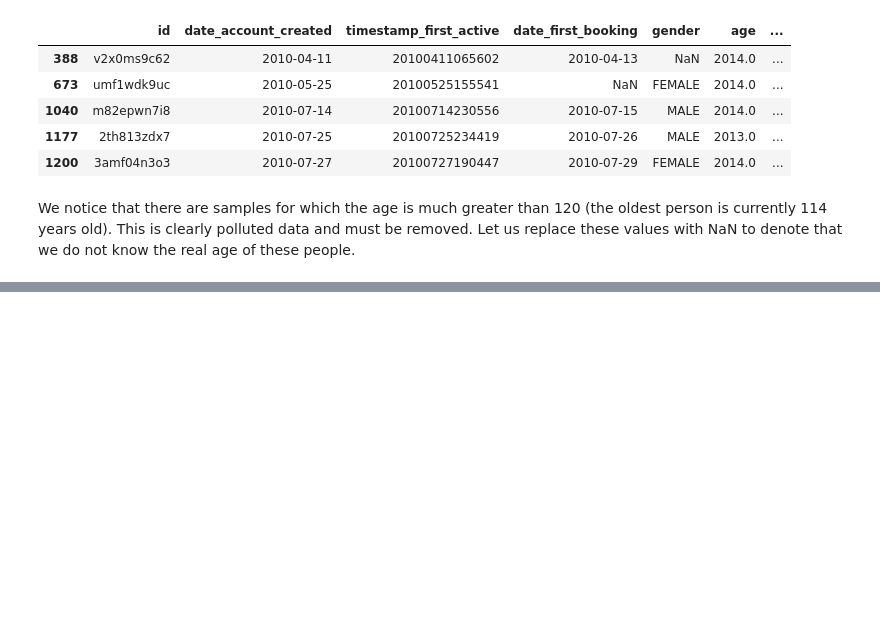
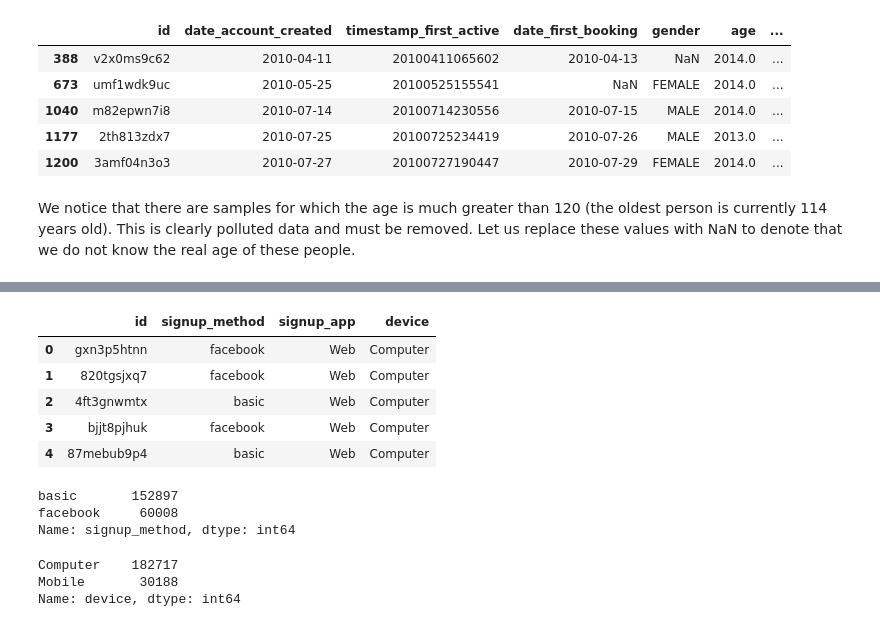
Before and after one commit to rounakbanik/airbnb, a Jupyter notebook: airbnb.ipynb, the cells around one changed output, grey strips where cells are left out. Cells and saved outputs as stored; diff of their text form; code cells hidden in the pictures; blank space fills up the shorter version.

```diff
--- a/airbnb.ipynb
+++ b/airbnb.ipynb
@@ -305,0 +388,23 @@ df_train['age'] = df_train['age'].apply(lambda x: np.nan if x > 120 else x)
+# %%
+df_signup = df_train[(df_train['signup_method'] != 'google')][['id', 'signup_method', 'signup_app']]
+df_signup['device'] = df_signup['signup_app'].apply(lambda x: 'Computer' if x == 'Web' else 'Mobile')
+df_signup.head()
+# %% [output]
+|  | id | signup_method | signup_app | device |
+| 0 | gxn3p5htnn | facebook | Web | Computer |
+| 1 | 820tgsjxq7 | facebook | Web | Computer |
+| 2 | 4ft3gnwmtx | basic | Web | Computer |
+| 3 | bjjt8pjhuk | facebook | Web | Computer |
+| 4 | 87mebub9p4 | basic | Web | Computer |
+# %%
+df_signup['signup_method'].value_counts()
+# %% [output]
+basic       152897
+facebook     60008
+Name: signup_method, dtype: int64
+# %%
+df_signup['device'].value_counts()
+# %% [output]
+Computer    182717
+Mobile       30188
+Name: device, dtype: int64
```
Also changed, not shown: parts of 28 cells of this notebook.
